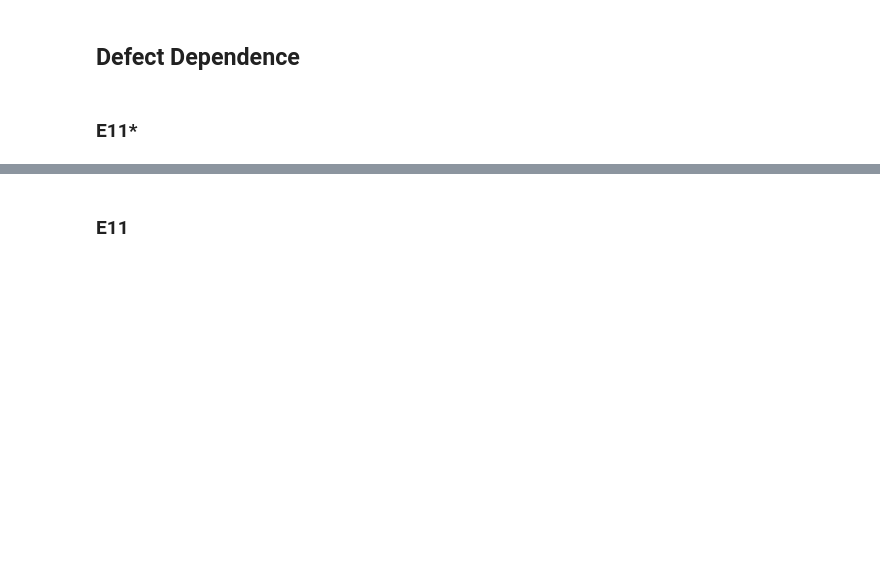
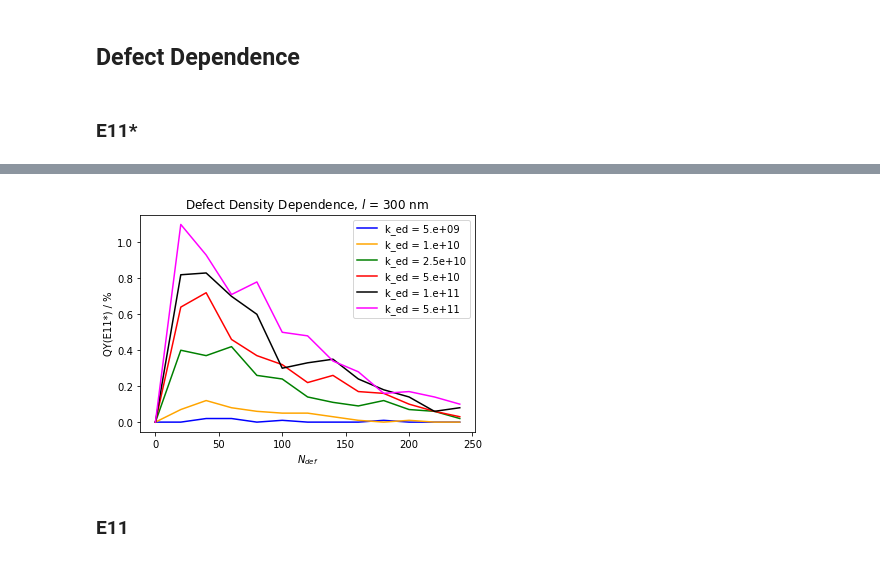
Before and after one commit to mariadohmen/CNT-MC, a Jupyter notebook: simulation/sim_notebooks/2020-04-26_four-level-system-ed-db-exchange-eval.ipynb, the cells around one changed output, grey strips where cells are left out. Saved outputs shown, nothing was run; the diff lists cells and outputs as text; code cells hidden in the pictures; blank space fills up the shorter version.

Commit message:
kinetic constant mappable and functions

```diff
--- a/simulation/sim_notebooks/2020-04-26_four-level-system-ed-db-exchange-eval.ipynb
+++ b/simulation/sim_notebooks/2020-04-26_four-level-system-ed-db-exchange-eval.ipynb
@@ -137,7 +137,7 @@ plot = figure(title='Defect Density Relation, l = 300 nm', width=800, height=400
 plot.add_tools(HoverTool())
 for i, sim in enumerate(defects_k_ed):
     plot.line(sim.calc_dict['n_defects'], sim.QY[:, 0]*100,
-              legend_label=f'k_ed = {np.format_float_scientific(sim.kin_const[5])}',
+              legend=f'k_ed = {np.format_float_scientific(sim.kin_const[5])}',
               color=color_list[i])
 plot.xaxis.axis_label = 'N (defects)'
 plot.yaxis.axis_label = 'QY (E11*)'
@@ -145,6 +145,19 @@ show(plot)
 # %% [output]
 [interactive output not drawn]
 [interactive output not drawn]
+# %%
+# plt.axvline(40, alpha=0.5, color='black')
+for i, sim in enumerate(defects_k_ed):
+    plt.plot(sim.calc_dict['n_defects'], sim.QY[:, 0]*100,
+              label=f'k_ed = {np.format_float_scientific(sim.kin_const[5])}',
+              color=color_list[i])
+plt.legend()
+plt.xlabel('$N_{def}$')
+plt.ylabel('QY(E11*) / %')
+plt.title('Defect Density Dependence, $l$ = 300 nm')
+plt.savefig('../../tmp/2020-04-26_exciton_sim_4_level-QY-defectstate-defect-dependence.png', dpi=500)
+# %% [output]
+[figure, added]
 # %% [markdown]
 ### E11
 # %%
```
Also changed, not shown: parts of 11 cells of this notebook, 56 other files.
